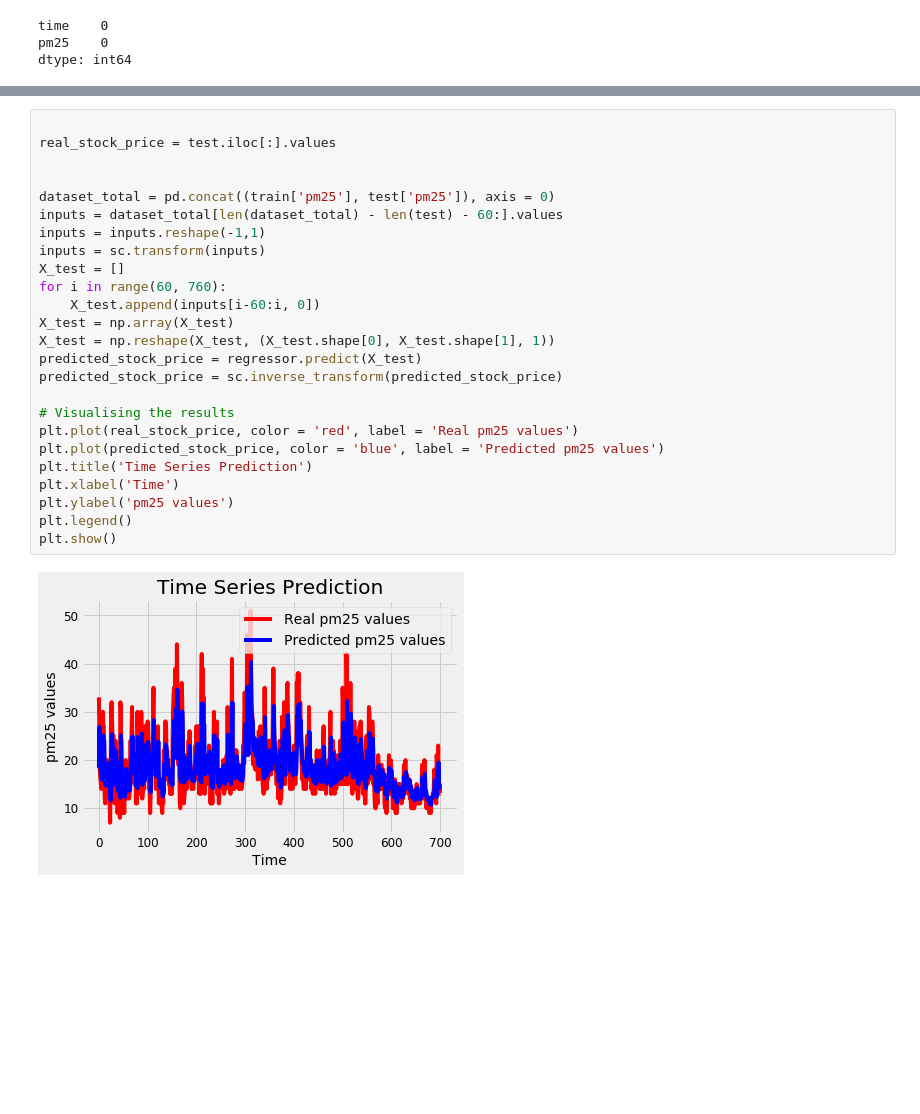
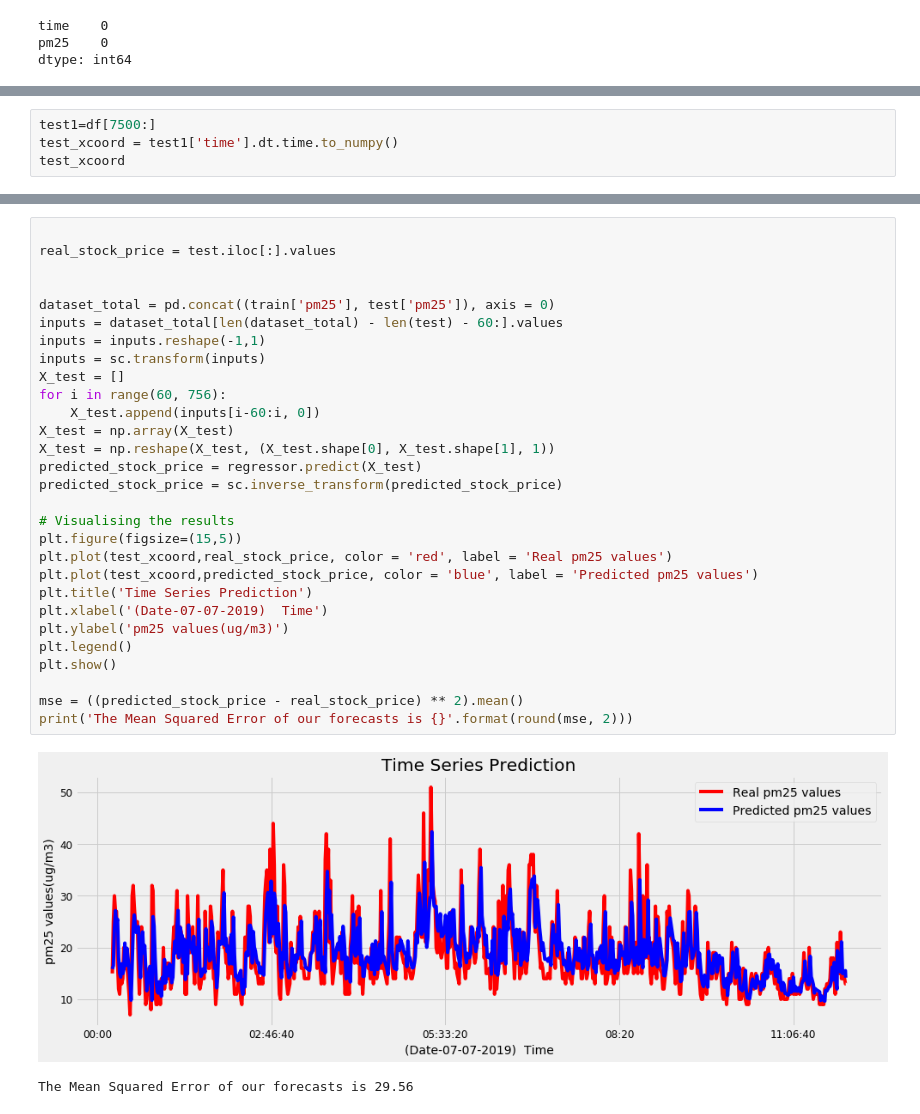
Before and after one commit to bhawana1999/Time-Series-Prediction, a Jupyter notebook: Time_Series_Forecasting-PM2_5-RNN_2.ipynb, the cells around one changed output, grey strips where cells are left out. Drawn from its saved outputs; the diff is of its cells as text; blank space fills up the shorter version.

```diff
--- a/Time_Series_Forecasting-PM2_5-RNN_2.ipynb
+++ b/Time_Series_Forecasting-PM2_5-RNN_2.ipynb
@@ -50,0 +51,4 @@ df.describe
+# %%
+test1=df[7500:]
+test_xcoord = test1['time'].dt.time.to_numpy()
+test_xcoord
@@ -197,27 +196,32 @@ Epoch 100/100
 # %%
 
 real_stock_price = test.iloc[:].values
 
 
 dataset_total = pd.concat((train['pm25'], test['pm25']), axis = 0)
 inputs = dataset_total[len(dataset_total) - len(test) - 60:].values
 inputs = inputs.reshape(-1,1)
 inputs = sc.transform(inputs)
 X_test = []
-for i in range(60, 760):
+for i in range(60, 756):
     X_test.append(inputs[i-60:i, 0])
 X_test = np.array(X_test)
 X_test = np.reshape(X_test, (X_test.shape[0], X_test.shape[1], 1))
 predicted_stock_price = regressor.predict(X_test)
 predicted_stock_price = sc.inverse_transform(predicted_stock_price)
 
 # Visualising the results
-plt.plot(real_stock_price, color = 'red', label = 'Real pm25 values')
-plt.plot(predicted_stock_price, color = 'blue', label = 'Predicted pm25 values')
+plt.figure(figsize=(15,5))
+plt.plot(test_xcoord,real_stock_price, color = 'red', label = 'Real pm25 values')
+plt.plot(test_xcoord,predicted_stock_price, color = 'blue', label = 'Predicted pm25 values')
 plt.title('Time Series Prediction')
-plt.xlabel('Time')
-plt.ylabel('pm25 values')
+plt.xlabel('(Date-07-07-2019)  Time')
+plt.ylabel('pm25 values(ug/m3)')
 plt.legend()
 plt.show()
+
+mse = ((predicted_stock_price - real_stock_price) ** 2).mean()
+print('The Mean Squared Error of our forecasts is {}'.format(round(mse, 2)))
 # %% [output]
-[figure, old version]
+[figure, new version]
+The Mean Squared Error of our forecasts is 29.56
```
Also changed, not shown: parts of 8 cells of this notebook, 5 other files.
